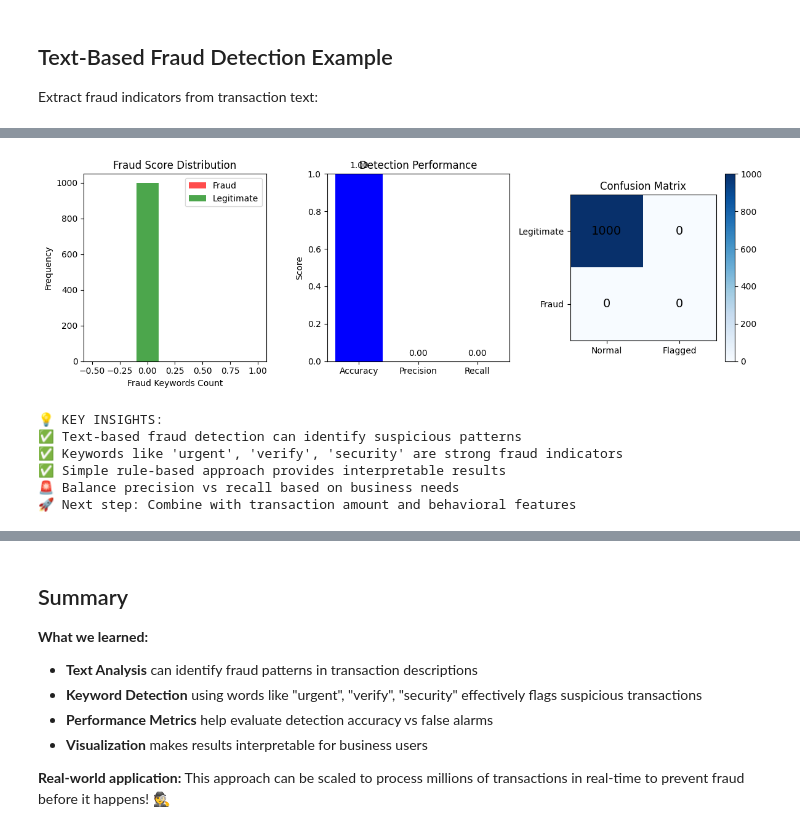
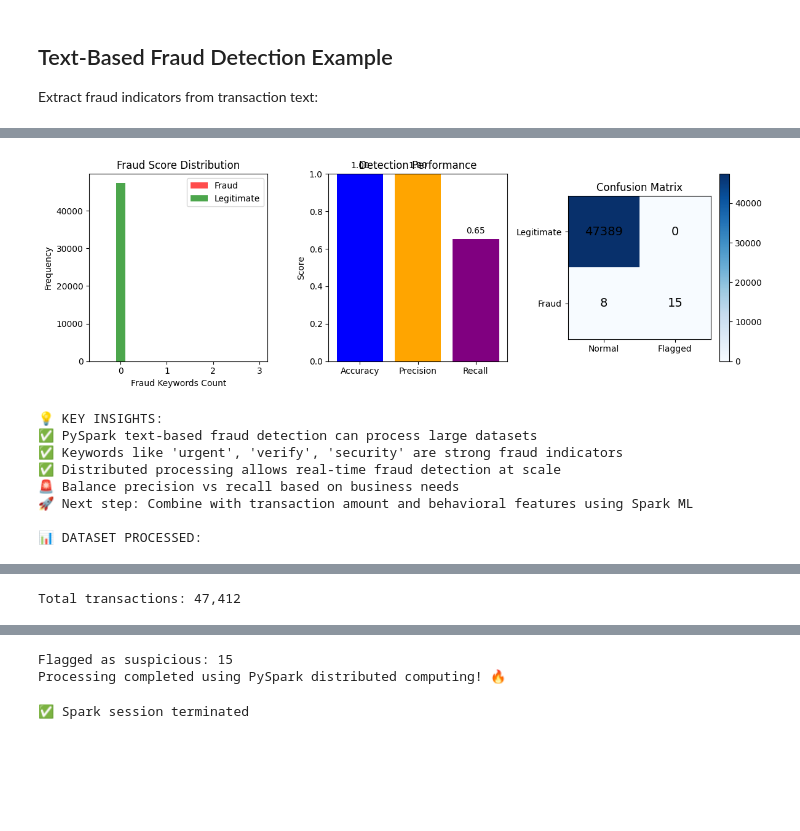
Before and after one commit to juice1000/big-data-analytics, a Jupyter notebook: labs/day2/02_unstructured_analysis.ipynb, the cells around one changed output, grey strips where cells are left out. Cells and saved outputs as stored; diff of their text form; code cells hidden in the pictures; blank space fills up the shorter version.

```diff
--- a/labs/day2/02_unstructured_analysis.ipynb
+++ b/labs/day2/02_unstructured_analysis.ipynb
@@ -160,12 +240,12 @@ Correct normal (TN): 1000
 # %%
-# Visualize results
+# Visualize results using data collected from Spark
 plt.figure(figsize=(12, 4))
 
-# 1. Fraud score distribution
+# 1. Fraud score distribution - collect data for plotting
+fraud_scores_fraud = [row.fraud_score for row in sample_df.filter(col("is_fraud") == 1).select("fraud_score").collect()]
+fraud_scores_legit = [row.fraud_score for row in sample_df.filter(col("is_fraud") == 0).select("fraud_score").collect()]
+
 plt.subplot(1, 3, 1)
-fraud_scores_fraud = sample_df[sample_df['is_fraud'] == 1]['fraud_score']
-fraud_scores_legit = sample_df[sample_df['is_fraud'] == 0]['fraud_score']
-
 plt.hist(fraud_scores_fraud, bins=5, alpha=0.7, color='red', label='Fraud')
 plt.hist(fraud_scores_legit, bins=5, alpha=0.7, color='green', label='Legitimate')
 plt.xlabel('Fraud Keywords Count')
@@ -206,9 +286,15 @@ plt.tight_layout()
 plt.show()
 
 print("\n💡 KEY INSIGHTS:")
-print("✅ Text-based fraud detection can identify suspicious patterns")
+print("✅ PySpark text-based fraud detection can process large datasets")
 print("✅ Keywords like 'urgent', 'verify', 'security' are strong fraud indicators")
-print("✅ Simple rule-based approach provides interpretable results")
+print("✅ Distributed processing allows real-time fraud detection at scale")
 print("🚨 Balance precision vs recall based on business needs")
-print("🚀 Next step: Combine with transaction amount and behavioral features")
+print("🚀 Next step: Combine with transaction amount and behavioral features using Spark ML")
+
+# Show dataset summary
+print(f"\n📊 DATASET PROCESSED:")
+print(f"Total transactions: {sample_df.count():,}")
+print(f"Flagged as suspicious: {sample_df.filter(col('is_suspicious') == True).count():,}")
+print(f"Processing completed using PySpark distributed computing! 🔥")
 # %% [output]
@@ -215,7 +306,9 @@ print("🚀 Next step: Combine with transaction amount and behavioral features")
-[figure, old version]
+[figure, new version]
-💡 KEY INSIGHTS:
-✅ Text-based fraud detection can identify suspicious patterns
-✅ Keywords like 'urgent', 'verify', 'security' are strong fraud indicators
-✅ Simple rule-based approach provides interpretable results
-🚨 Balance precision vs recall based on business needs
-🚀 Next step: Combine with transaction amount and behavioral features
+💡 KEY INSIGHTS:
+✅ PySpark text-based fraud detection can process large datasets
+✅ Keywords like 'urgent', 'verify', 'security' are strong fraud indicators
+✅ Distributed processing allows real-time fraud detection at scale
+🚨 Balance precision vs recall based on business needs
+🚀 Next step: Combine with transaction amount and behavioral features using Spark ML
+
+📊 DATASET PROCESSED:
@@ -221,0 +316 @@ print("🚀 Next step: Combine with transaction amount and behavioral features")
+Total transactions: 47,412
@@ -222,10 +319,8 @@ print("🚀 Next step: Combine with transaction amount and behavioral features")
+Flagged as suspicious: 15
+Processing completed using PySpark distributed computing! 🔥
-# %% [markdown]
-## Summary
-
-**What we learned:**
-- **Text Analysis** can identify fraud patterns in transaction descriptions
-- **Keyword Detection** using words like "urgent", "verify", "security" effectively flags suspicious transactions
-- **Performance Metrics** help evaluate detection accuracy vs false alarms
-- **Visualization** makes results interpretable for business users
-
-**Real-world application:** This approach can be scaled to process millions of transactions in real-time to prevent fraud before it happens! 🕵️
+# %%
+# Clean up Spark resources
+spark.stop()
+print("✅ Spark session terminated")
+# %% [output]
+✅ Spark session terminated
```
Also changed, not shown: parts of 4 cells of this notebook, 4 other files.
